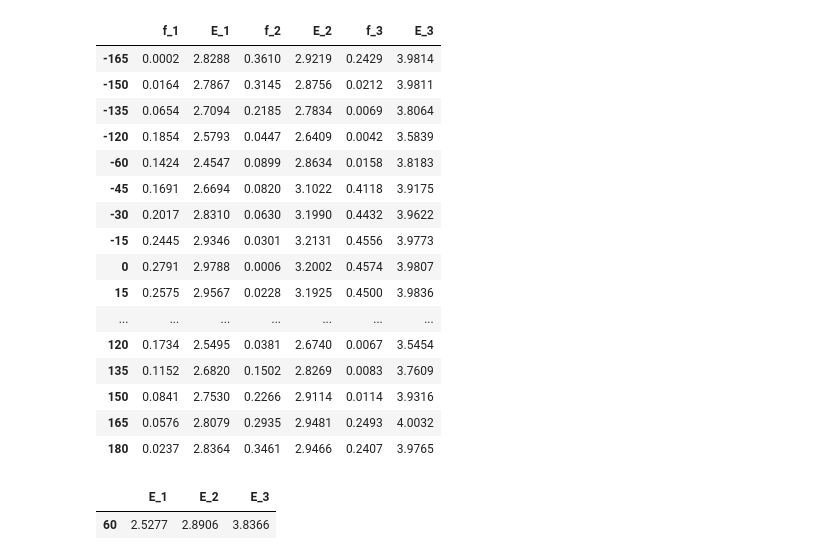
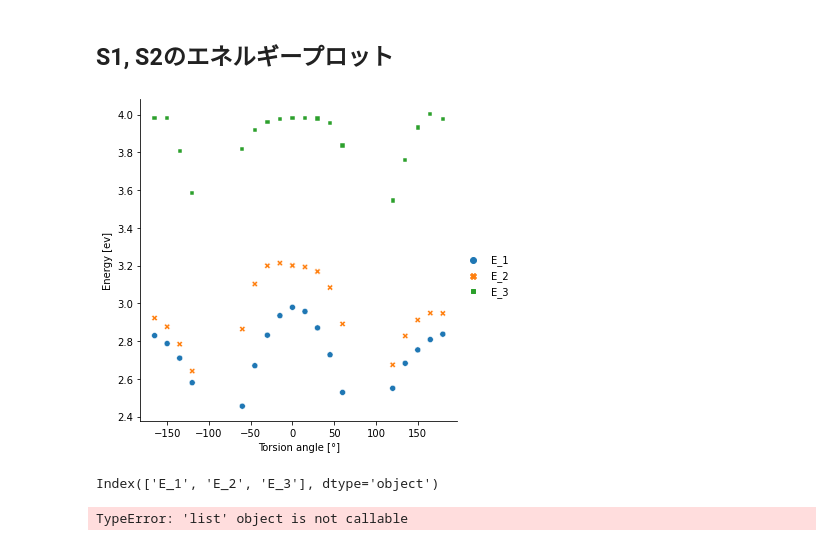
Before and after one commit to ryo0504/hjlab-ONIOM-excitedstate, a Jupyter notebook: src/energy_summary.ipynb, the cells around one changed output. Drawn from its saved outputs; the diff is of its cells as text; code cells hidden in the pictures.

```diff
--- a/src/energy_summary.ipynb
+++ b/src/energy_summary.ipynb
@@ -45,6 +50,7 @@ for path in paths:
         f_1 = float(S1_data[-2].split('f=')[-1])
         E_1 = float(S1_data[4])
 
+
         S2_data = [a for a in df[df['Col_1'].str.contains(excited_state_2)]['Col_1'].iloc[0].split(' ') if a != '']
         f_2 = float(S2_data[-2].split('f=')[-1])
         E_2 = float(S2_data[4])
@@ -52,6 +58,36 @@ for path in paths:
         S3_data = [a for a in df[df['Col_1'].str.contains(excited_state_3)]['Col_1'].iloc[0].split(' ') if a != '']
         f_3 = float(S3_data[-2].split('f=')[-1])
         E_3 = float(S3_data[4])
+
+        S1_data_index = df[df['Col_1'].str.contains(excited_state_1)].index[0]
+        S2_data_index = df[df['Col_1'].str.contains(excited_state_2)].index[0]
+        S3_data_index = df[df['Col_1'].str.contains(excited_state_3)].index[0]
+
+#         軌道とその寄与のデータ
+        # 1
+        S1_orbit = []
+        S1_contri = []
+        for n in range(S2_data_index - S1_data_index):
+            if df.loc[n + S1_data_index].str.contains("->").iloc[0]:
+                S1_orbit.append(("").join(df.loc[n + S1_data_index][0].split(" ")[6:9]))
+                S1_contri.append(df.loc[n + S1_data_index][0].split(" ")[-1])
+
+        # 2
+        S2_orbit = []
+        S2_contri = []
+        for n in range(S3_data_index - S2_data_index):
+            if df.loc[n + S2_data_index].str.contains("->").iloc[0]:
+                S2_orbit.append(("").join(df.loc[n + S2_data_index][0].split(" ")[6:9]))
+                S2_contri.append(df.loc[n + S2_data_index][0].split(" ")[-1])
+
+        # 3
+        S3_orbit = []
+        S3_contri = []
+        for n in range(S1_data_index + len(df) - S3_data_index):
+            if df.loc[n + S3_data_index].str.contains("->").iloc[0]:
+                S3_orbit.append(("").join(df.loc[n + S3_data_index][0].split(" ")[6:9]))
+                S3_contri.append(df.loc[n + S3_data_index][0].split(" ")[-1])
+
 
         df_result = pd.DataFrame(data=[f_1, E_1, f_2, E_2, f_3, E_3],
                             columns=[torsion_angle],
@@ -62,24 +98,11 @@ for path in paths:
 #         df_E = pd.DataFrame(data=[E_1, E_2, E_3],
 #                             columns=[torsion_angle],
 #                             index=["E_1", "E_2", "E_3"]).T
+
+#         df_transition = pd.DataFrame(data=[f_1, E_1, f_2, E_2, f_3, E_3],
+#                             columns=[torsion_angle],
+#                             index=["f_1", "E_1", "f_2", "E_2", "f_3", "E_3"]).T
+
         df_output = pd.concat([df_output, df_result]).sort_index()
 # %%
-df_output
+# df_output
-# %% [output]
-|  | f_1 | E_1 | f_2 | E_2 | f_3 | E_3 |
-| -165 | 0.0002 | 2.8288 | 0.3610 | 2.9219 | 0.2429 | 3.9814 |
-| -150 | 0.0164 | 2.7867 | 0.3145 | 2.8756 | 0.0212 | 3.9811 |
-| -135 | 0.0654 | 2.7094 | 0.2185 | 2.7834 | 0.0069 | 3.8064 |
-| -120 | 0.1854 | 2.5793 | 0.0447 | 2.6409 | 0.0042 | 3.5839 |
-| -60 | 0.1424 | 2.4547 | 0.0899 | 2.8634 | 0.0158 | 3.8183 |
-| -45 | 0.1691 | 2.6694 | 0.0820 | 3.1022 | 0.4118 | 3.9175 |
-| -30 | 0.2017 | 2.8310 | 0.0630 | 3.1990 | 0.4432 | 3.9622 |
-| -15 | 0.2445 | 2.9346 | 0.0301 | 3.2131 | 0.4556 | 3.9773 |
-| 0 | 0.2791 | 2.9788 | 0.0006 | 3.2002 | 0.4574 | 3.9807 |
-| 15 | 0.2575 | 2.9567 | 0.0228 | 3.1925 | 0.4500 | 3.9836 |
-| ... | ... | ... | ... | ... | ... | ... |
-| 120 | 0.1734 | 2.5495 | 0.0381 | 2.6740 | 0.0067 | 3.5454 |
-| 135 | 0.1152 | 2.6820 | 0.1502 | 2.8269 | 0.0083 | 3.7609 |
-| 150 | 0.0841 | 2.7530 | 0.2266 | 2.9114 | 0.0114 | 3.9316 |
-| 165 | 0.0576 | 2.8079 | 0.2935 | 2.9481 | 0.2493 | 4.0032 |
-| 180 | 0.0237 | 2.8364 | 0.3461 | 2.9466 | 0.2407 | 3.9765 |
@@ -89,12 +109,22 @@ a = [a for a in df[df['Col_1'].str.contains(excited_state_1)]['Col_1'].iloc[0].s
+# %% [markdown]
+## S1, S2のエネルギープロット
 # %%
-S1_data = [a for a in df[df['Col_1'].str.contains(excited_state_1)]['Col_1'].iloc[0].split(' ') if a != '']
+df_E = df_output.drop(columns=["f_1", "f_2", "f_3"])
+
+g = sns.relplot(data=df_E, markers=True)
+g.ax.set_xlabel('Torsion angle [°]')
+g.ax.set_ylabel('Energy [ev]')
+plt.show()
+# %% [output]
+[figure, added]
 # %%
-df_E
+df_E.columns
 # %% [output]
-|  | E_1 | E_2 | E_3 |
-| 60 | 2.5277 | 2.8906 | 3.8366 |
+Index(['E_1', 'E_2', 'E_3'], dtype='object')
 # %%
-f_1 = float(S1_data[-2].split('f=')[-1])
+df.rename(index={df.index: 'Col_1'})
+# %% [output]
+TypeError: 'list' object is not callable
 # %%
 E_1 = float(S1_data[4])
 # %%
```
Also changed, not shown: parts of 14 cells of this notebook.
